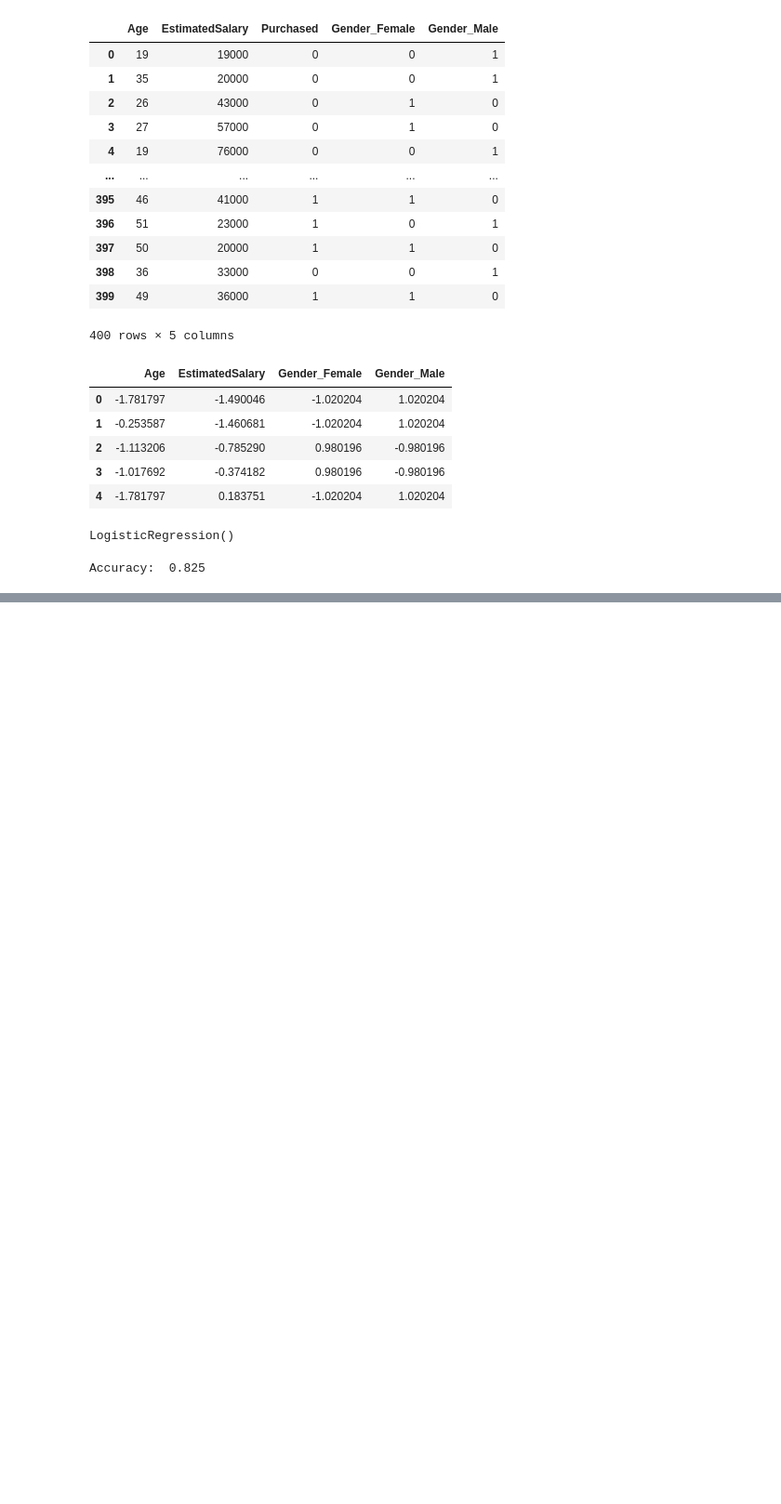
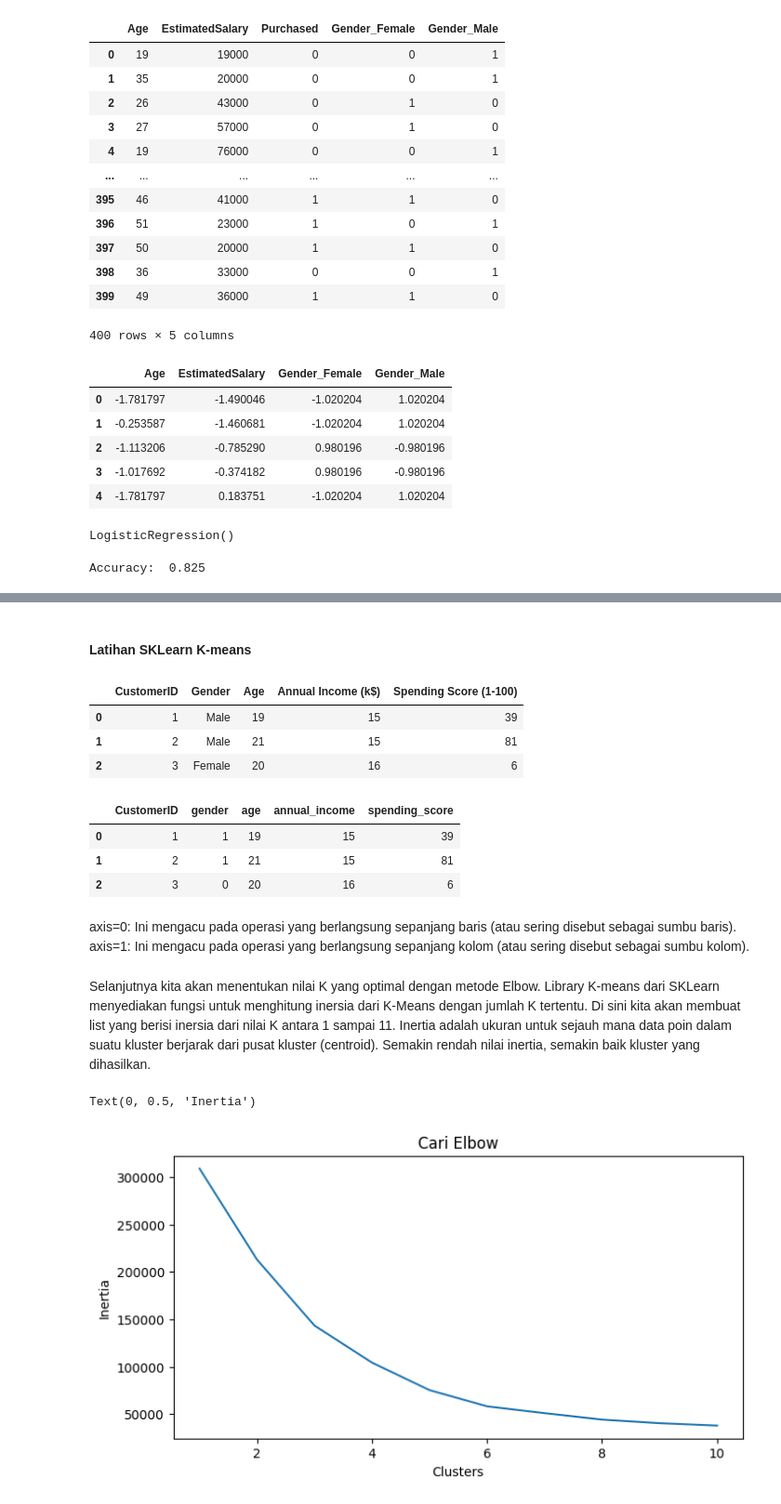
Before and after one commit to wansabrina/machine-learning-dicoding, a Jupyter notebook: notes/machinelearning.ipynb, the cells around one changed output, grey strips where cells are left out. Shown at 93% size. Saved outputs shown, nothing was run; the diff lists cells and outputs as text; code cells hidden in the pictures; blank space fills up the shorter version.

```diff
--- a/notes/machinelearning.ipynb
+++ b/notes/machinelearning.ipynb
@@ -399,0 +419,61 @@ Algoritma yang termasuk adalah clustering, pendeteksian anomali (anomaly detecti
+# %% [markdown]
+#### Latihan SKLearn K-means
+# %%
+import pandas as pd
+df = pd.read_csv('Mailcust/Mall_Customers.csv')
+
+df.head(3)
+# %% [output]
+|  | CustomerID | Gender | Age | Annual Income (k$) | Spending Score (1-100) |
+| 0 | 1 | Male | 19 | 15 | 39 |
+| 1 | 2 | Male | 21 | 15 | 81 |
+| 2 | 3 | Female | 20 | 16 | 6 |
+# %%
+# rename collom agar lebih seragam
+df = df.rename(columns={'Gender': 'gender', 'Age': 'age',
+                        'Annual Income (k$)': 'annual_income',
+                        'Spending Score (1-100)': 'spending_score'})
+
+# ubah data kategorik menjadi data numerik
+# df['gender'] = df['gender'].replace(['Female', 'Male'], [0, 1]) kalo gapake inplace true
+df['gender'].replace(['Female', 'Male'], [0,1], inplace=True)
+
+df.head(3)
+# %% [output]
+|  | CustomerID | gender | age | annual_income | spending_score |
+| 0 | 1 | 1 | 19 | 15 | 39 |
+| 1 | 2 | 1 | 21 | 15 | 81 |
+| 2 | 3 | 0 | 20 | 16 | 6 |
+# %% [markdown]
+axis=0: Ini mengacu pada operasi yang berlangsung sepanjang baris (atau sering disebut sebagai sumbu baris).
+axis=1: Ini mengacu pada operasi yang berlangsung sepanjang kolom (atau sering disebut sebagai sumbu kolom).
+# %% [markdown]
+Selanjutnya kita akan menentukan nilai K yang optimal dengan metode Elbow. Library K-means dari SKLearn menyediakan fungsi untuk menghitung inersia dari K-Means dengan jumlah K tertentu. Di sini kita akan membuat list yang berisi inersia dari nilai K antara 1 sampai 11. Inertia adalah ukuran untuk sejauh mana data poin dalam suatu kluster berjarak dari pusat kluster (centroid). Semakin rendah nilai inertia, semakin baik kluster yang dihasilkan.
+# %%
+from sklearn.cluster import KMeans
+
+x = df.drop(['CustomerID', 'gender'], axis=1)
+
+# membuat list yg berisi inertia
+clusters = []
+for i in range(1,11):
+    # membuat objek kmeans dgn jumlah kluster yg sedang dievaluasi, dan fitur x akan  difitting ke model k means yg dibuat
+    km = KMeans(n_clusters=i).fit(x)
+    # inertia model tsb akan dihitung dan dimasukkan ke dalam array/lis clusters
+    clusters.append(km.inertia_)
+# %%
+# membuat plot inersia dari tiap nilai K
+import matplotlib.pyplot as plt
+%matplotlib inline
+import seaborn as sns
+
+# Membuat sebuah subplot (gambar atau plot tunggal) dengan ukuran 8x4. fig adalah objek untuk seluruh gambar (figure), dan ax adalah objek untuk sumbu (axes) pada gambar tersebut. Subplot ini akan digunakan untuk menampilkan line plot nanti.
+fig, ax = plt.subplots(figsize=(8,4))
+# Parameter x adalah nilai-nilai yang akan ditampilkan di sumbu horizontal (x-axis), dalam hal ini, kita menggunakan list dari 1 hingga 10 sebagai nilai x. Parameter y adalah nilai-nilai yang akan ditampilkan di sumbu vertikal (y-axis), yaitu data dari list clusters. Parameter ax digunakan untuk menentukan di subplot mana line plot akan ditampilkan, yaitu subplot yang telah dibuat sebelumnya.
+sns.lineplot(x=list(range(1, 11)), y=clusters, ax=ax)
+ax.set_title('Cari Elbow')
+ax.set_xlabel('Clusters')
+ax.set_ylabel('Inertia')
+# %% [output]
+Text(0, 0.5, 'Inertia')
+[figure, added]
```
Also changed, not shown: parts of 14 cells of this notebook, 1 other file.
